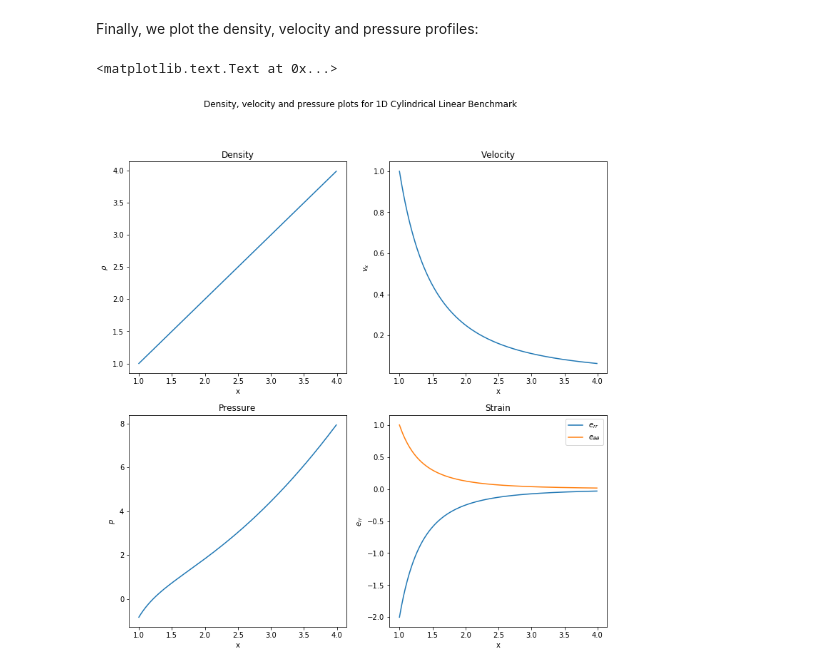
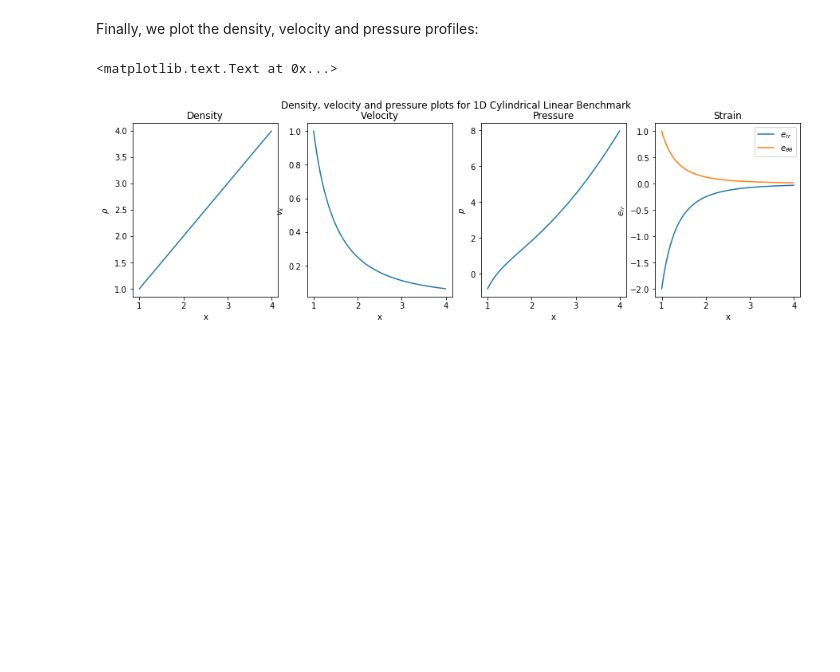
Before and after one commit to TPDW/Navier-Stokes-Benchmarks, a Jupyter notebook: Cartesian 1D Polar.ipynb, the cells around one changed output. Saved outputs shown, nothing was run; the diff lists cells and outputs as text; code cells hidden in the pictures; blank space fills up the shorter version.

```diff
--- a/Cartesian 1D Polar.ipynb
+++ b/Cartesian 1D Polar.ipynb
@@ -135,33 +135,33 @@ r_plotting = np.arange(1,4,0.01)
 # %% [markdown]
 Finally, we plot the density, velocity and pressure profiles:
 # %%
-fig,axes = plt.subplots(2,2,figsize=(12,12))
+fig,axes = plt.subplots(1,4,figsize=(15,4))
 
-axes[0,0].plot(r_plotting,density_function(r_plotting))
-axes[0,0].set_xlabel("x")
-axes[0,0].set_ylabel(r"$\rho$")
-axes[0,0].set_title("Density")
+axes[0].plot(r_plotting,density_function(r_plotting))
+axes[0].set_xlabel("x")
+axes[0].set_ylabel(r"$\rho$")
+axes[0].set_title("Density")
 
-axes[0,1].plot(r_plotting,velocity_function(r_plotting))
-axes[0,1].set_xlabel("x")
-axes[0,1].set_ylabel("$v_x$")
-axes[0,1].set_title("Velocity")
+axes[1].plot(r_plotting,velocity_function(r_plotting))
+axes[1].set_xlabel("x")
+axes[1].set_ylabel("$v_x$")
+axes[1].set_title("Velocity")
 
-axes[1,0].plot(r_plotting,pressure_function(r_plotting))
-axes[1,0].set_xlabel("x")
-axes[1,0].set_ylabel("$p$")
-axes[1,0].set_title("Pressure")
+axes[2].plot(r_plotting,pressure_function(r_plotting))
+axes[2].set_xlabel("x")
+axes[2].set_ylabel("$p$")
+axes[2].set_title("Pressure")
 
-axes[1,1].plot(r_plotting,err_function(r_plotting),label=r"$e_{rr}$")
-axes[1,1].plot(r_plotting,ett_function(r_plotting),label=r"$e_{\theta\theta}$")
-axes[1,1].legend()
-axes[1,1].set_xlabel("x")
-axes[1,1].set_ylabel("$e_{rr}$")
-axes[1,1].set_title("Strain")
+axes[3].plot(r_plotting,err_function(r_plotting),label=r"$e_{rr}$")
+axes[3].plot(r_plotting,ett_function(r_plotting),label=r"$e_{\theta\theta}$")
+axes[3].legend()
+axes[3].set_xlabel("x")
+axes[3].set_ylabel("$e_{rr}$")
+axes[3].set_title("Strain")
 
 
 fig.suptitle("Density, velocity and pressure plots for 1D Cylindrical Linear Benchmark")
 # %% [output]
 <matplotlib.text.Text at 0x...>
-[figure, old version]
+[figure, new version]
 # %%
```
Also changed, not shown: parts of 1 cell of this notebook, 8 other files.
